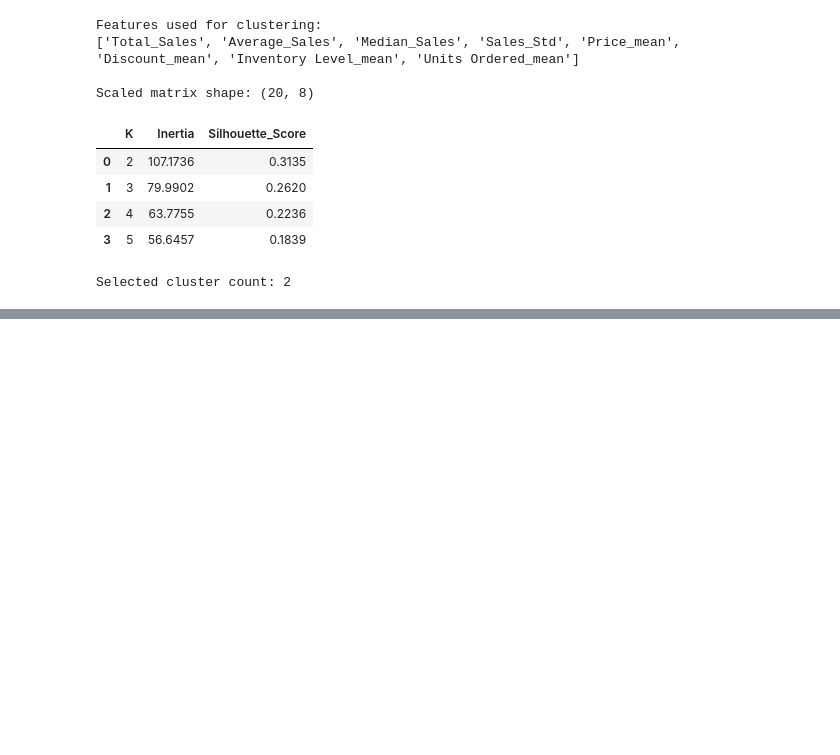
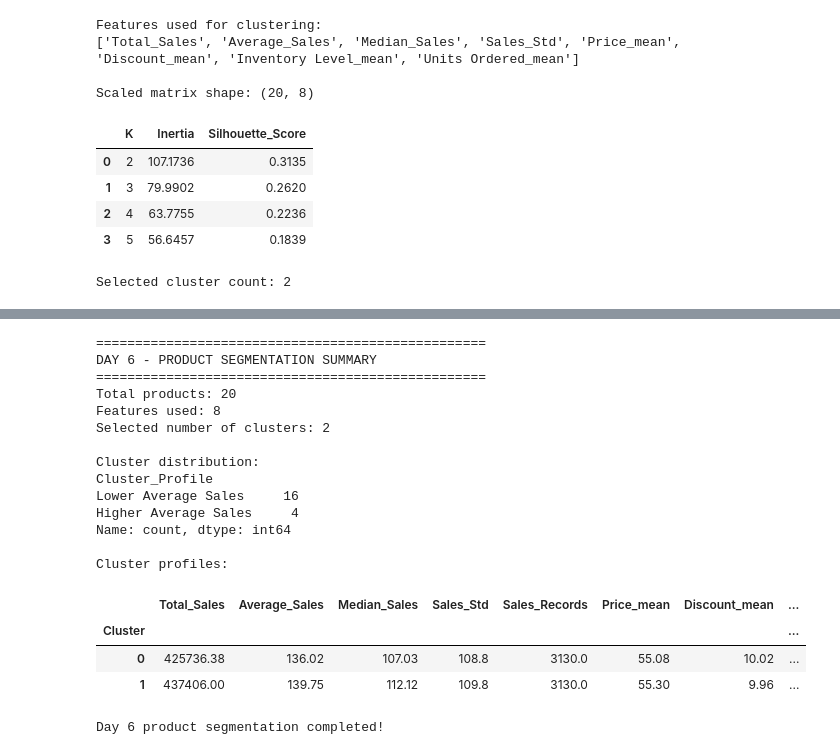
Before and after one commit to rajnityanand/Dukaan-Ai, a Jupyter notebook: notebooks/07_clustering_model.ipynb, the cells around one changed output, grey strips where cells are left out. Saved outputs shown, nothing was run; the diff lists cells and outputs as text; code cells hidden in the pictures; blank space fills up the shorter version.

```diff
--- a/notebooks/07_clustering_model.ipynb
+++ b/notebooks/07_clustering_model.ipynb
@@ -253,0 +342,44 @@ Selected cluster count: 2
+# %%
+
+# ==========================================
+# DAY 6 - CELL 23: FINAL SUMMARY
+# ==========================================
+
+print("=" * 50)
+print("DAY 6 - PRODUCT SEGMENTATION SUMMARY")
+print("=" * 50)
+
+print("Total products:", len(product_metrics))
+print("Features used:", len(cluster_features))
+print("Selected number of clusters:", best_k)
+
+print("\nCluster distribution:")
+print(
+    product_metrics["Cluster_Profile"]
+    .value_counts()
+)
+
+print("\nCluster profiles:")
+display(cluster_profiles)
+
+print("\nDay 6 product segmentation completed!")
+# %% [output]
+==================================================
+DAY 6 - PRODUCT SEGMENTATION SUMMARY
+==================================================
+Total products: 20
+Features used: 8
+Selected number of clusters: 2
+
+Cluster distribution:
+Cluster_Profile
+Lower Average Sales     16
+Higher Average Sales     4
+Name: count, dtype: int64
+
+Cluster profiles:
+|  | Total_Sales | Average_Sales | Median_Sales | Sales_Std | Sales_Records | Price_mean | Discount_mean | ... |
+| Cluster |  |  |  |  |  |  |  | ... |
+| 0 | 425736.38 | 136.02 | 107.03 | 108.8 | 3130.0 | 55.08 | 10.02 | ... |
+| 1 | 437406.00 | 139.75 | 112.12 | 109.8 | 3130.0 | 55.30 | 9.96 | ... |
+Day 6 product segmentation completed!
```
Also changed, not shown: parts of 2 cells of this notebook, 4 other files.
